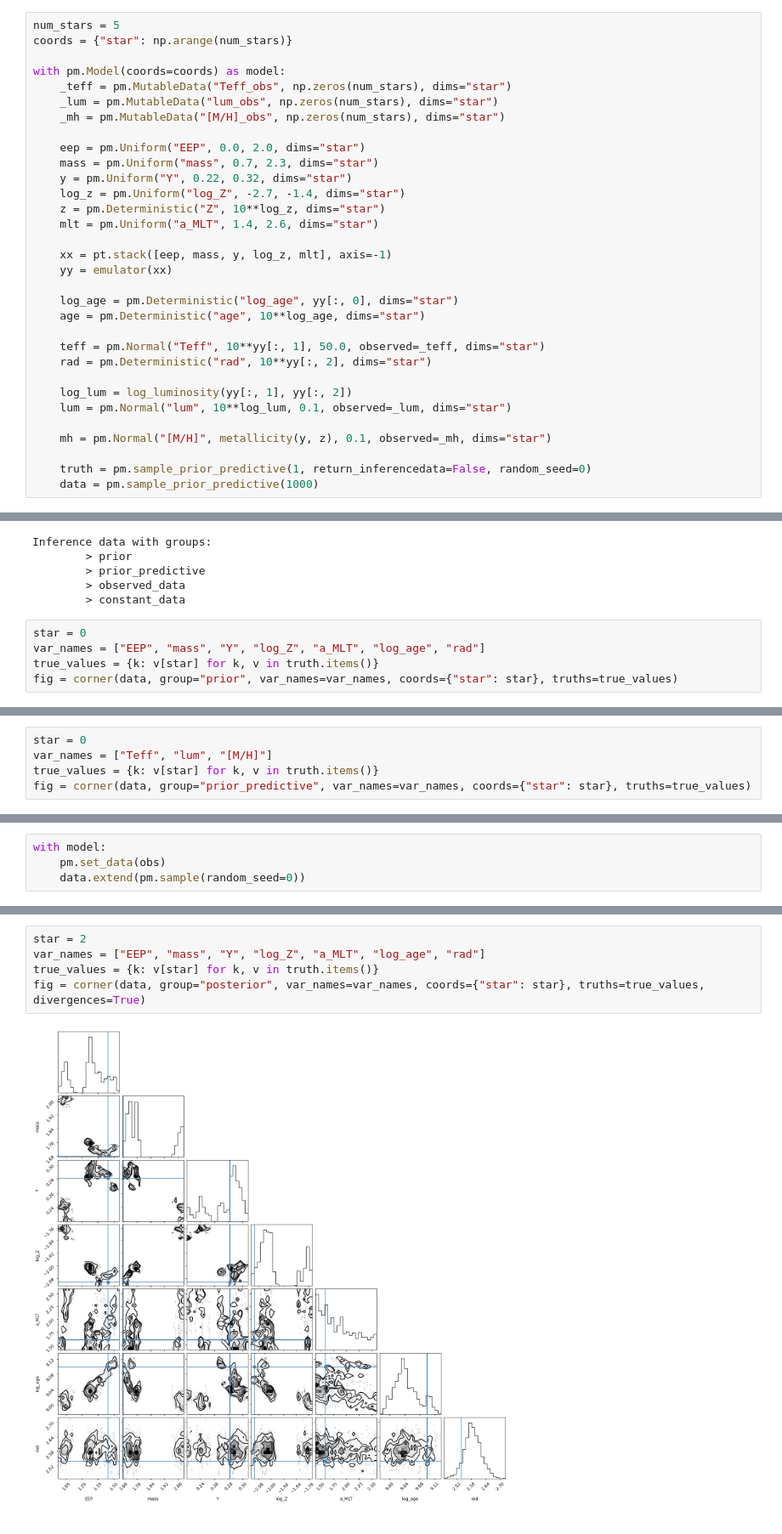
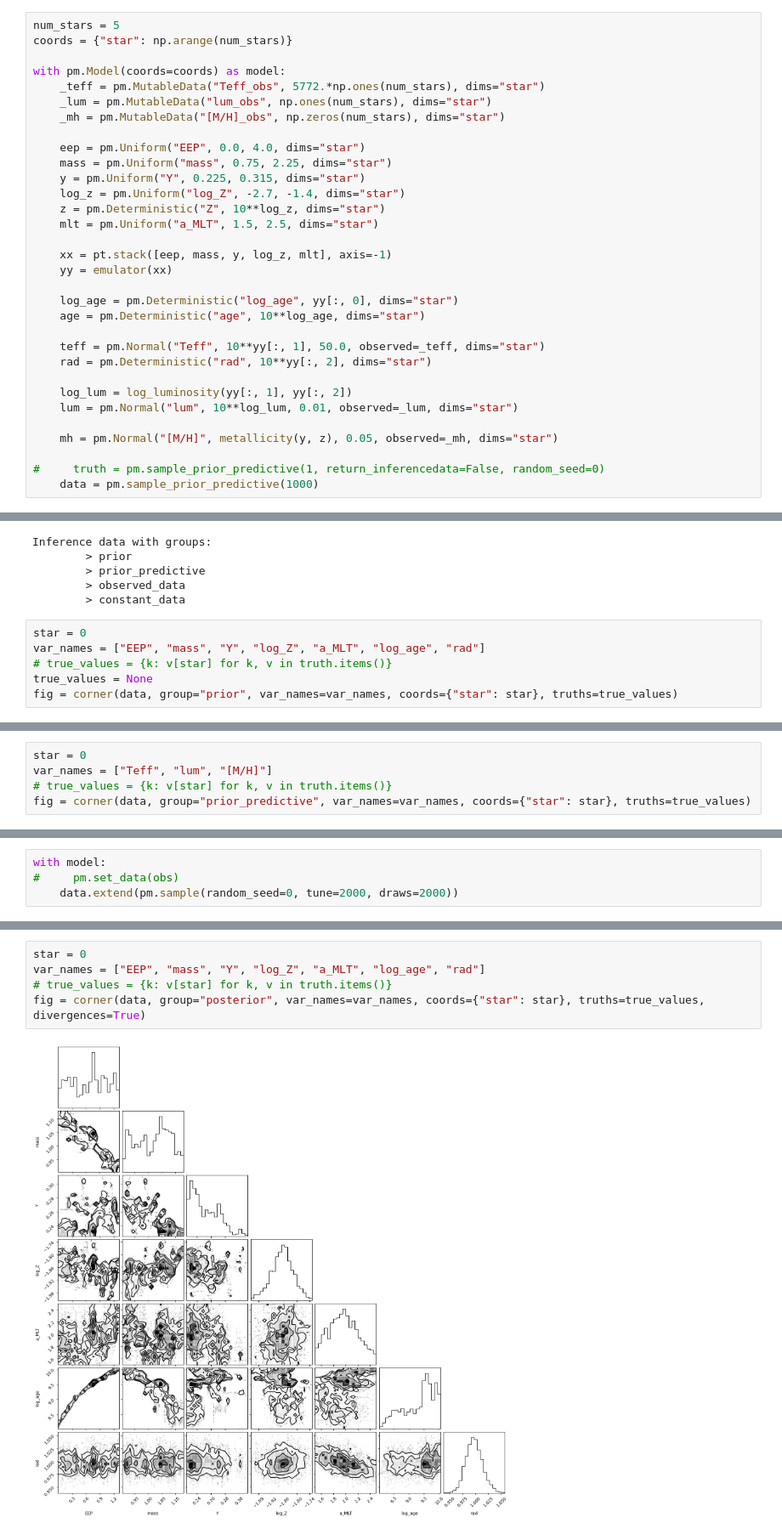
Before and after one commit to alexlyttle/stellar-emulator, a Jupyter notebook: notebook/inference-pymc.ipynb, the cells around one changed output, grey strips where cells are left out. Shown at 85% size. Saved outputs shown, nothing was run; the diff lists cells and outputs as text.

```diff
--- a/notebook/inference-pymc.ipynb
+++ b/notebook/inference-pymc.ipynb
@@ -45,16 +45,16 @@ num_stars = 5
 coords = {"star": np.arange(num_stars)}
 
 with pm.Model(coords=coords) as model:
-    _teff = pm.MutableData("Teff_obs", np.zeros(num_stars), dims="star")
-    _lum = pm.MutableData("lum_obs", np.zeros(num_stars), dims="star")
+    _teff = pm.MutableData("Teff_obs", 5772.*np.ones(num_stars), dims="star")
+    _lum = pm.MutableData("lum_obs", np.ones(num_stars), dims="star")
     _mh = pm.MutableData("[M/H]_obs", np.zeros(num_stars), dims="star")
 
-    eep = pm.Uniform("EEP", 0.0, 2.0, dims="star")
-    mass = pm.Uniform("mass", 0.7, 2.3, dims="star")
-    y = pm.Uniform("Y", 0.22, 0.32, dims="star")
+    eep = pm.Uniform("EEP", 0.0, 4.0, dims="star")
+    mass = pm.Uniform("mass", 0.75, 2.25, dims="star")
+    y = pm.Uniform("Y", 0.225, 0.315, dims="star")
     log_z = pm.Uniform("log_Z", -2.7, -1.4, dims="star")
     z = pm.Deterministic("Z", 10**log_z, dims="star")
-    mlt = pm.Uniform("a_MLT", 1.4, 2.6, dims="star")
+    mlt = pm.Uniform("a_MLT", 1.5, 2.5, dims="star")
 
     xx = pt.stack([eep, mass, y, log_z, mlt], axis=-1)
     yy = emulator(xx)
@@ -66,11 +66,11 @@ with pm.Model(coords=coords) as model:
     rad = pm.Deterministic("rad", 10**yy[:, 2], dims="star")
 
     log_lum = log_luminosity(yy[:, 1], yy[:, 2])
-    lum = pm.Normal("lum", 10**log_lum, 0.1, observed=_lum, dims="star")
+    lum = pm.Normal("lum", 10**log_lum, 0.01, observed=_lum, dims="star")
 
-    mh = pm.Normal("[M/H]", metallicity(y, z), 0.1, observed=_mh, dims="star")
+    mh = pm.Normal("[M/H]", metallicity(y, z), 0.05, observed=_mh, dims="star")
 
-    truth = pm.sample_prior_predictive(1, return_inferencedata=False, random_seed=0)
+#     truth = pm.sample_prior_predictive(1, return_inferencedata=False, random_seed=0)
     data = pm.sample_prior_predictive(1000)
 # %% [output]
 Sampling: [EEP, Teff, Y, [M/H], a_MLT, log_Z, lum, mass]
@@ -104,6 +91,7 @@ Inference data with groups:
 # %%
 star = 0
 var_names = ["EEP", "mass", "Y", "log_Z", "a_MLT", "log_age", "rad"]
-true_values = {k: v[star] for k, v in truth.items()}
+# true_values = {k: v[star] for k, v in truth.items()}
+true_values = None
 fig = corner(data, group="prior", var_names=var_names, coords={"star": star}, truths=true_values)
 # %% [output]
@@ -111,6 +99,6 @@ fig = corner(data, group="prior", var_names=var_names, coords={"star": star}, tr
 # %%
 star = 0
 var_names = ["Teff", "lum", "[M/H]"]
-true_values = {k: v[star] for k, v in truth.items()}
+# true_values = {k: v[star] for k, v in truth.items()}
 fig = corner(data, group="prior_predictive", var_names=var_names, coords={"star": star}, truths=true_values)
 # %% [output]
@@ -124,7 +112,7 @@ obs = {
 # %%
 with model:
-    pm.set_data(obs)
-    data.extend(pm.sample(random_seed=0))
+#     pm.set_data(obs)
+    data.extend(pm.sample(random_seed=0, tune=2000, draws=2000))
 # %% [output]
 Multiprocess sampling (4 chains in 4 jobs)
 CompoundStep
@@ -146,7 +134,7 @@ Sampling: [Teff, [M/H], lum]
 # %%
-star = 2
+star = 0
 var_names = ["EEP", "mass", "Y", "log_Z", "a_MLT", "log_age", "rad"]
-true_values = {k: v[star] for k, v in truth.items()}
+# true_values = {k: v[star] for k, v in truth.items()}
 fig = corner(data, group="posterior", var_names=var_names, coords={"star": star}, truths=true_values, divergences=True)
 # %% [output]
-[figure, old version]
+[figure, new version]
```
Also changed, not shown: parts of 11 cells of this notebook, 1 other file.
